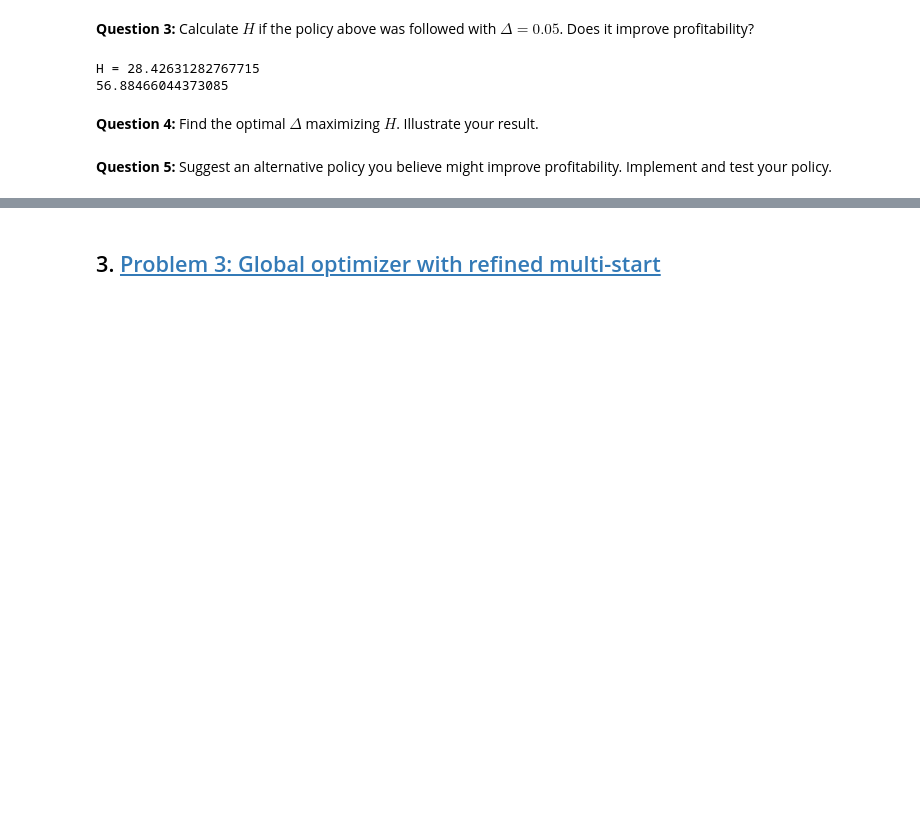
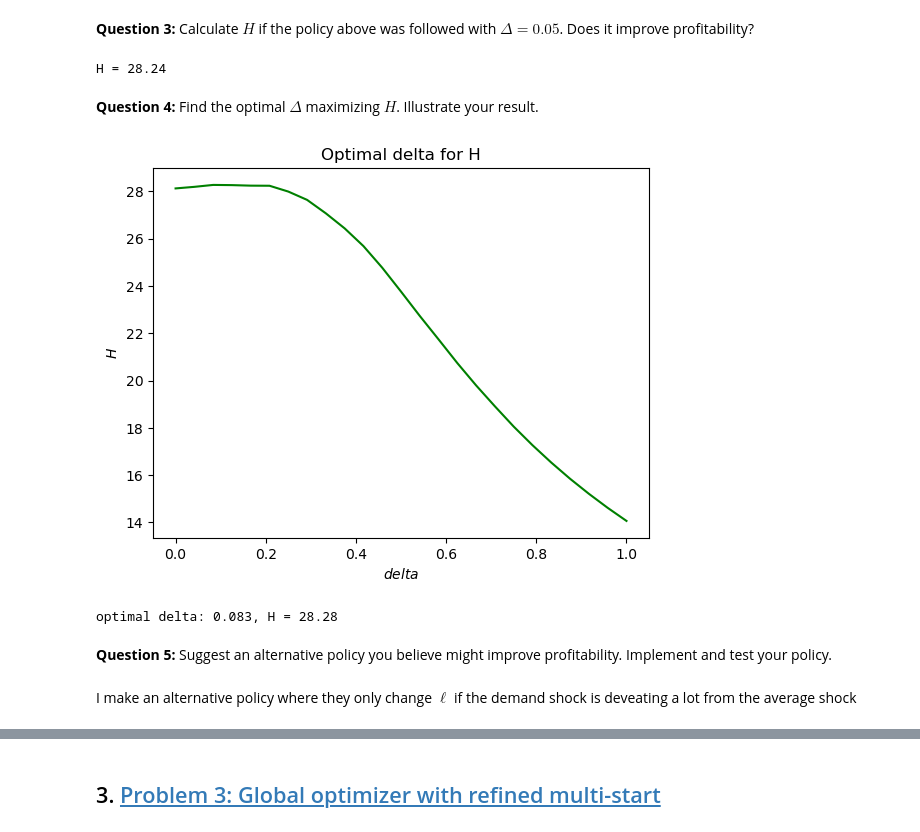
Before and after one commit to NumEconCopenhagen/projects-2023-tgr401, a Jupyter notebook: examproject/Exam-2023-notebook.ipynb, the cells around one changed output, grey strips where cells are left out. Drawn from its saved outputs; the diff is of its cells as text; code cells hidden in the pictures; blank space fills up the shorter version.

```diff
--- a/examproject/Exam-2023-notebook.ipynb
+++ b/examproject/Exam-2023-notebook.ipynb
@@ -409,7 +409,7 @@ par.R = (1+0.01)**(1/12)
 # set seed and generate random normal distribution
 np.random.seed(2023)
 size = 120 # number of periods for each h
-K = 5000 # number of simulations of h
+K = 1000 # number of simulations of h
 
 # create empty list with h values for each simulation to append
 h_values = []
@@ -434,5 +434,5 @@ for _ in range(K):
 
 # Calculate H as the average of value functions
 H = np.mean(h_values)
-print(f'H = {H}')
+print(f'H = {H:.4}')
 # %% [output]
@@ -456,7 +456,7 @@ With $\Delta \geq 0$ and $\Delta = 0$ being the previous policy.
 # %%
 par.delta = 0.05
 # change the definition of l_opt to fit the new policy
-def l_opt(kappa,l_prev):
+def new_l_opt(kappa,l_prev):
     lstar = ((1-par.eta)*kappa/par.w)**(1/par.eta)
     if abs(l_prev-lstar) > par.delta:
         return lstar
@@ -479,7 +479,7 @@ for _ in range(K):
     h = 0.0 # start value for h before looping
     for t in range(120):
         kappa = kappa_series[t]
-        l = l_opt(kappa, l_prev)
+        l = new_l_opt(kappa, l_prev)
         h += par.R**-t * (kappa * l**(1 - par.eta) - par.w * l - int(t>0 and l != l_prev)*par.iota)
         l_prev = l
 
@@ -487,10 +487,8 @@ for _ in range(K):
 
 # Calculate H as the average of value functions
 H = np.mean(h_values)
-print(f'H = {H}')
-print(np.max(h_values))
+print(f'H = {H:.4}')
 # %% [output]
-H = 28.42631282767715
-56.88466044373085
+H = 28.24
 # %% [markdown]
 **Question 4:** Find the optimal $\Delta$ maximizing $H$. Illustrate your result.
@@ -499 +495,43 @@ H = 28.42631282767715
+# %%
+delta_range = np.linspace(0,1,25)
+H_list = []
+
+for delta in delta_range:
+    par.delta = delta
+    for _ in range(K):
+        # generate epsilon values
+        epsilon = np.random.normal(loc=-0.5 * par.sigma_epsilon**2, scale=par.sigma_epsilon, size=size)
+        # store each value of kappa for the AR(1)
+        kappa_series = np.zeros(120)
+        kappa_series[0] = 1.0  # initial kappa
+        for t in range(1, 120):  # isolate kappa in period t by taking e on both sides
+            kappa_series[t] = np.exp(par.rho * np.log(kappa_series[t - 1]) + epsilon[t])
+
+        l_prev = 0.0  # initial labor at t = -1
+        h = 0.0 # start value for h before looping
+        for t in range(120):
+            kappa = kappa_series[t]
+            l = new_l_opt(kappa, l_prev)
+            h += par.R**-t * (kappa * l**(1 - par.eta) - par.w * l - int(t>0 and l != l_prev)*par.iota)
+            l_prev = l
+
+        h_values.append(h)
+    H = np.mean(h_values)
+    H_list.append(H)
+
+par.delta = 0.05
+
+plt.figure()
+plt.title("Optimal delta for H")
+plt.ylabel("$H$")
+plt.xlabel("$delta$")
+plt.plot(delta_range,H_list, color="green")
+plt.show()
+
+delta_dict = dict(zip(H_list,delta_range))
+maxH = max(delta_dict.keys())
+print(f'optimal delta: {delta_dict[maxH]:.2}, H = {maxH:.4}')
+# %% [output]
+[figure, added]
+optimal delta: 0.083, H = 28.28
 # %% [markdown]
@@ -503,0 +539,2 @@ H = 28.42631282767715
+# %% [markdown]
+I make an alternative policy where they only change $\ell$ if the demand shock is deveating a lot from the average shock
```
Also changed, not shown: parts of 10 cells of this notebook.
